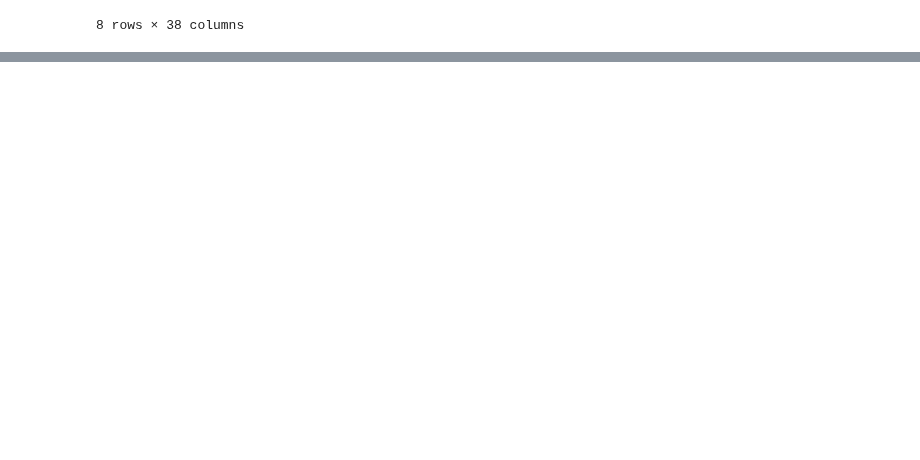
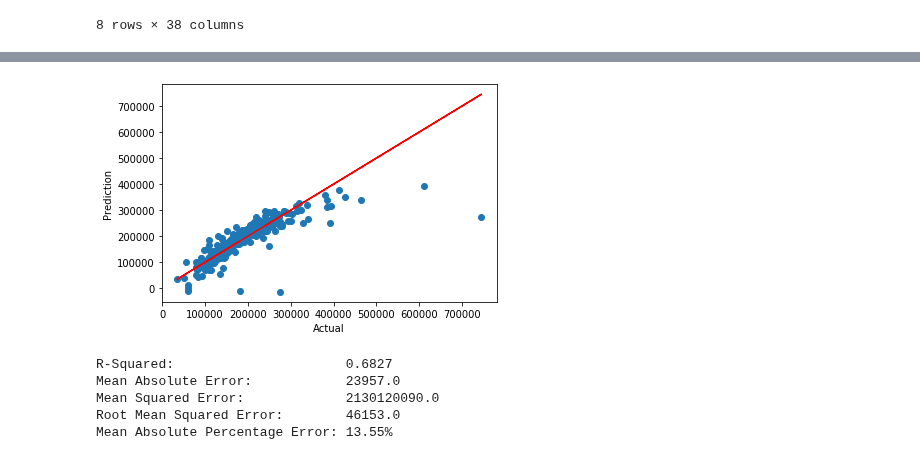
Before and after one commit to timcopelandoh/thinkful, a Jupyter notebook: Module 18 - Supervised Learning - Regression/18.8 - Regression Challenge.ipynb, the cells around one changed output, grey strips where cells are left out. Drawn from its saved outputs; the diff is of its cells as text; code cells hidden in the pictures; blank space fills up the shorter version.

```diff
--- a/Module 18 - Supervised Learning - Regression/18.8 - Regression Challenge.ipynb
+++ b/Module 18 - Supervised Learning - Regression/18.8 - Regression Challenge.ipynb
@@ -53,0 +123,13 @@ datetime.datetime(2005, 1, 1, 0, 0)
+# %%
+elastic = ElasticNetCV(alphas=alphas)
+elastic = elastic.fit(X_train_2, y_train)
+y_pred_4 = elastic.predict(X_test_2)
+
+display_results(y_test, y_pred_4)
+# %% [output]
+[figure, added]
+R-Squared:                      0.6827
+Mean Absolute Error:            23957.0
+Mean Squared Error:             2130120090.0
+Root Mean Squared Error:        46153.0
+Mean Absolute Percentage Error: 13.55%
```
Also changed, not shown: parts of 14 cells of this notebook.
